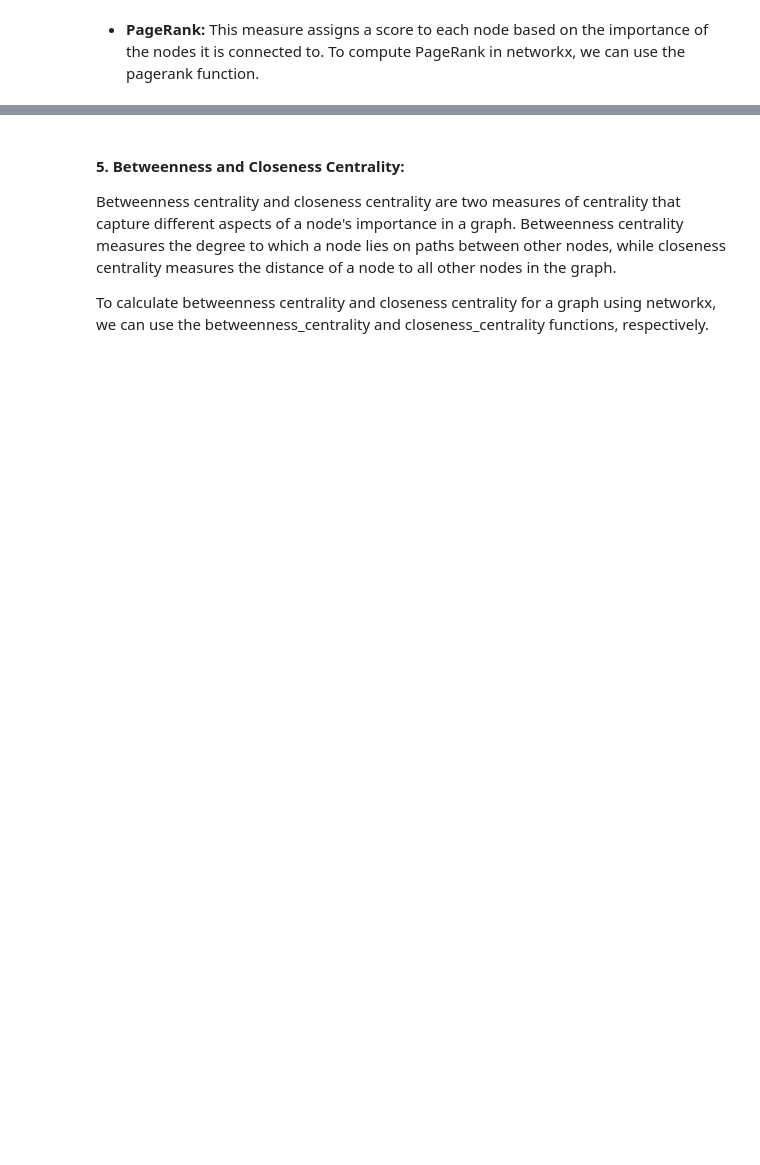
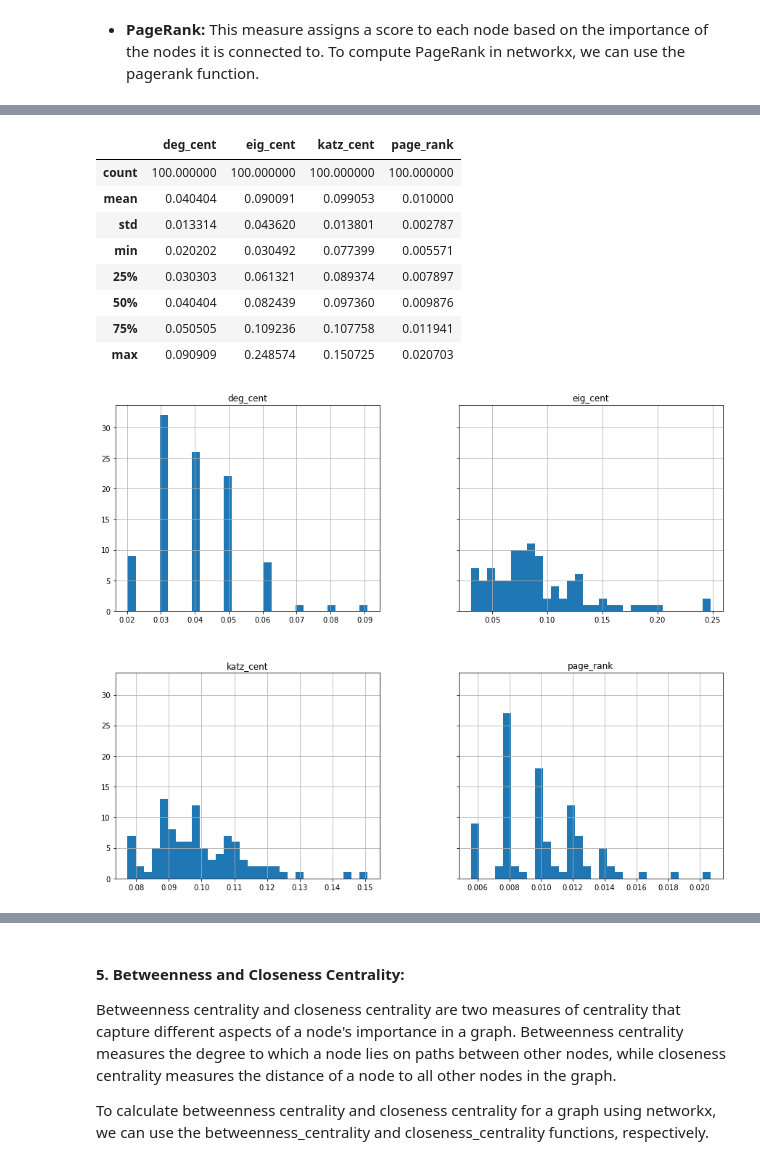
Before and after one commit to vipinindoria/graph-network-analysis, a Jupyter notebook: assignment1/GAM Assignment1 - Vipin Indoria.ipynb, the cells around one changed output, grey strips where cells are left out. Saved outputs shown, nothing was run; the diff lists cells and outputs as text; code cells hidden in the pictures; blank space fills up the shorter version.

Commit message:
Summary pdf

```diff
--- a/assignment1/GAM Assignment1 - Vipin Indoria.ipynb
+++ b/assignment1/GAM Assignment1 - Vipin Indoria.ipynb
@@ -193,0 +114,11 @@ plt.show()
+# %%
+import pandas as pd
+
+# Create a pandas dataframe from centrality scores where dataframe index is node id
+data = pd.DataFrame(
+    {'deg_cent': list(deg_cent.values()),
+     'eig_cent': list(eig_cent.values()),
+     'katz_cent': list(katz_centrality.values()),
+     'page_rank': list(pagerank.values())
+    })
+data.head()
@@ -193,0 +132,17 @@ plt.show()
+# %%
+# show summary statistics
+display(data.describe())
+
+# build histograms for each numeric feature
+hist = data.hist(bins=30, sharey=True, figsize=(15, 12))
+# %% [output]
+|  | deg_cent | eig_cent | katz_cent | page_rank |
+| count | 100.000000 | 100.000000 | 100.000000 | 100.000000 |
+| mean | 0.040404 | 0.090091 | 0.099053 | 0.010000 |
+| std | 0.013314 | 0.043620 | 0.013801 | 0.002787 |
+| min | 0.020202 | 0.030492 | 0.077399 | 0.005571 |
+| 25% | 0.030303 | 0.061321 | 0.089374 | 0.007897 |
+| 50% | 0.040404 | 0.082439 | 0.097360 | 0.009876 |
+| 75% | 0.050505 | 0.109236 | 0.107758 | 0.011941 |
+| max | 0.090909 | 0.248574 | 0.150725 | 0.020703 |
+[figure, added]
```
Also changed, not shown: parts of 24 cells of this notebook, 1 other file.
